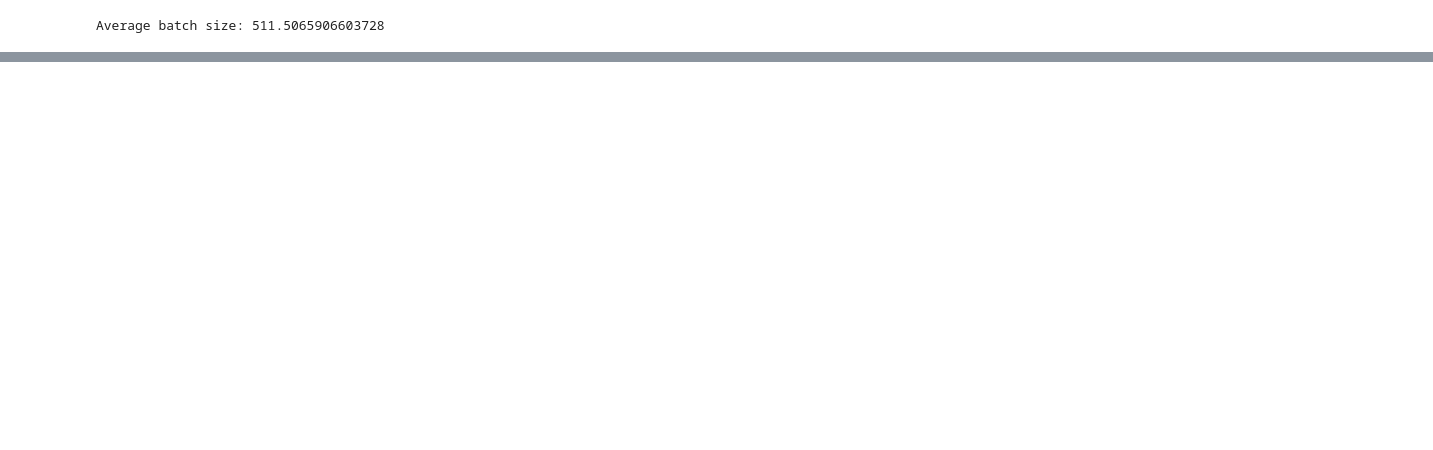
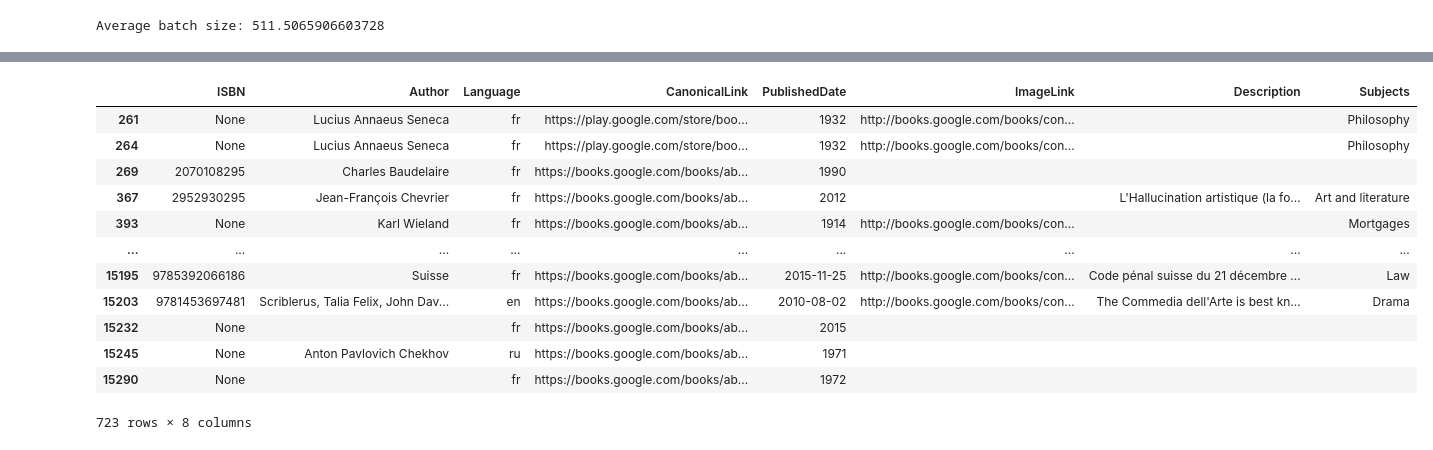
Before and after one commit to ML-brooowss/ML, a Jupyter notebook: data_enhancing.ipynb, the cells around one changed output, grey strips where cells are left out. Cells and saved outputs as stored; diff of their text form; code cells hidden in the pictures; blank space fills up the shorter version.

```diff
--- a/data_enhancing.ipynb
+++ b/data_enhancing.ipynb
@@ -39,13 +38,0 @@ items['author_clean'] = get_clean_author(items['Author'])
-# %%
-import google.generativeai as genai
-
-# Configure your API key
-genai.configure(api_key="AIzaSyAnsLr0ino2o20MUEsZcY4kq2UhvS1RDI4")
-
-# The name of the embedding model
-embedding_model_name = 'models/embedding-001'
-
-# Example with multiple texts
-texts_to_embed = ["How are you today?", "What is the capital of Switzerland?"]
-responses = genai.embed_content(model=embedding_model_name, content=texts_to_embed)
-responses
@@ -98,0 +210,23 @@ items['embedded_title'] = embeddings
+# %%
+# Step 1: Handle NaNs
+safe_results = [x if isinstance(x, dict) else {} for x in enhanced_missing_isbn]
+# Step 2: Convert to DataFrame
+info_df = pd.DataFrame(safe_results, index=nan_books.index)
+# Handle subjects list -> sentence
+info_df["Subjects"] = info_df["Subjects"].apply(
+    lambda x: ", ".join(x) if isinstance(x, list) else ""
+)
+# %% [output]
+|  | ISBN | Author | Language | CanonicalLink | PublishedDate | ImageLink | Description | Subjects |
+| 261 | None | Lucius Annaeus Seneca | fr | https://play.google.com/store/boo... | 1932 | http://books.google.com/books/con... |  | Philosophy |
+| 264 | None | Lucius Annaeus Seneca | fr | https://play.google.com/store/boo... | 1932 | http://books.google.com/books/con... |  | Philosophy |
+| 269 | 2070108295 | Charles Baudelaire | fr | https://books.google.com/books/ab... | 1990 |  |  |  |
+| 367 | 2952930295 | Jean-François Chevrier | fr | https://books.google.com/books/ab... | 2012 |  | L'Hallucination artistique (la fo... | Art and literature |
+| 393 | None | Karl Wieland | fr | https://books.google.com/books/ab... | 1914 | http://books.google.com/books/con... |  | Mortgages |
+| ... | ... | ... | ... | ... | ... | ... | ... | ... |
+| 15195 | 9785392066186 | Suisse | fr | https://books.google.com/books/ab... | 2015-11-25 | http://books.google.com/books/con... | Code pénal suisse du 21 décembre ... | Law |
+| 15203 | 9781453697481 | Scriblerus, Talia Felix, John Dav... | en | https://books.google.com/books/ab... | 2010-08-02 | http://books.google.com/books/con... | The Commedia dell'Arte is best kn... | Drama |
+| 15232 | None |  | fr | https://books.google.com/books/ab... | 2015 |  |  |  |
+| 15245 | None | Anton Pavlovich Chekhov | ru | https://books.google.com/books/ab... | 1971 |  |  |  |
+| 15290 | None |  | fr | https://books.google.com/books/ab... | 1972 |  |  |  |
+723 rows × 8 columns
```
Also changed, not shown: parts of 61 cells of this notebook, 30 other files.
